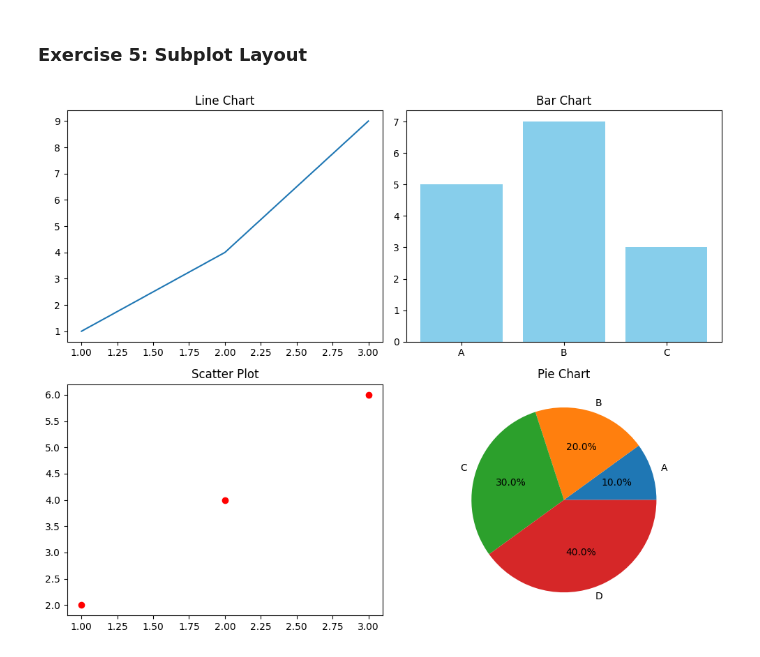
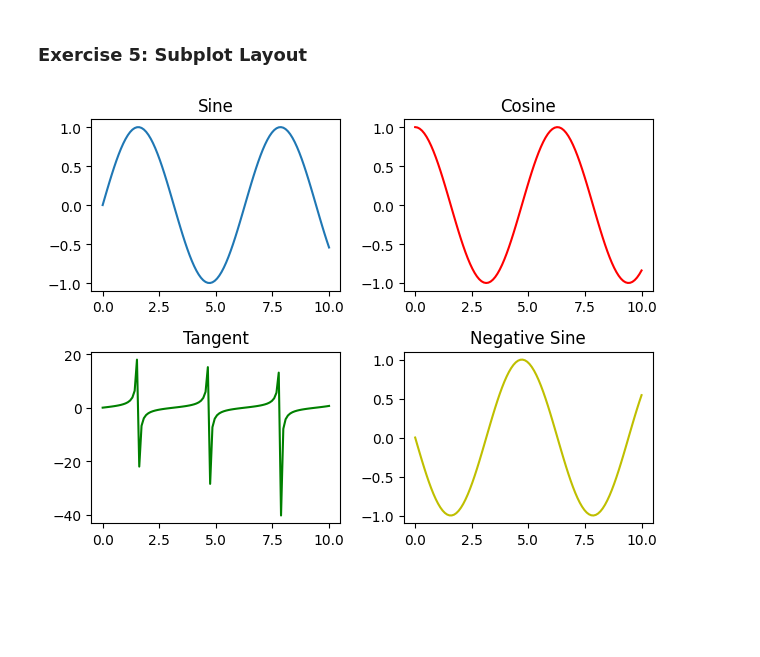
Before and after one commit to sindhumeghu/python-jupyter-template, a Jupyter notebook: src/5-subplot.ipynb, the cells around one changed output. Saved outputs shown, nothing was run; the diff lists cells and outputs as text; code cells hidden in the pictures; blank space fills up the shorter version.

```diff
--- a/src/5-subplot.ipynb
+++ b/src/5-subplot.ipynb
@@ -3,27 +3,26 @@
 # %%
 # TASK: Create a 2x2 subplot layout.
 # Plot a line chart in the first subplot, a bar chart in the second, a scatter plot in the third, and a pie chart in the fourth.
 import matplotlib.pyplot as plt
+import numpy as np
 
-fig, axs = plt.subplots(2, 2, figsize=(10, 8))
+x = np.linspace(0, 10, 100)
 
-# Line Chart
-axs[0, 0].plot([1, 2, 3], [1, 4, 9], label="Line")
-axs[0, 0].set_title("Line Chart")
+fig, axs = plt.subplots(2, 2)
 
-# Bar Chart
-axs[0, 1].bar(["A", "B", "C"], [5, 7, 3], color='skyblue')
-axs[0, 1].set_title("Bar Chart")
+axs[0, 0].plot(x, np.sin(x))
+axs[0, 0].set_title("Sine")
 
-# Scatter Plot
-axs[1, 0].scatter([1, 2, 3], [2, 4, 6], color='red')
-axs[1, 0].set_title("Scatter Plot")
+axs[0, 1].plot(x, np.cos(x), 'r')
+axs[0, 1].set_title("Cosine")
 
-# Pie Chart
-axs[1, 1].pie([10, 20, 30, 40], labels=["A", "B", "C", "D"], autopct='%1.1f%%')
-axs[1, 1].set_title("Pie Chart")
+axs[1, 0].plot(x, np.tan(x), 'g')
+axs[1, 0].set_title("Tangent")
+
+axs[1, 1].plot(x, -np.sin(x), 'y')
+axs[1, 1].set_title("Negative Sine")
 
 plt.tight_layout()
 plt.show()
 # %% [output]
-[figure, old version]
+[figure, new version]
```
Also changed, not shown: 5 other files.
